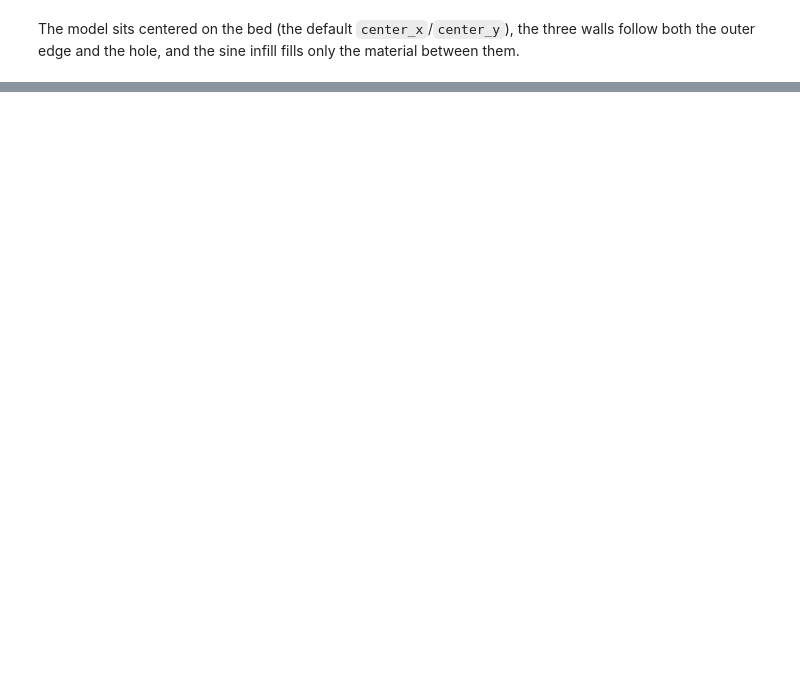
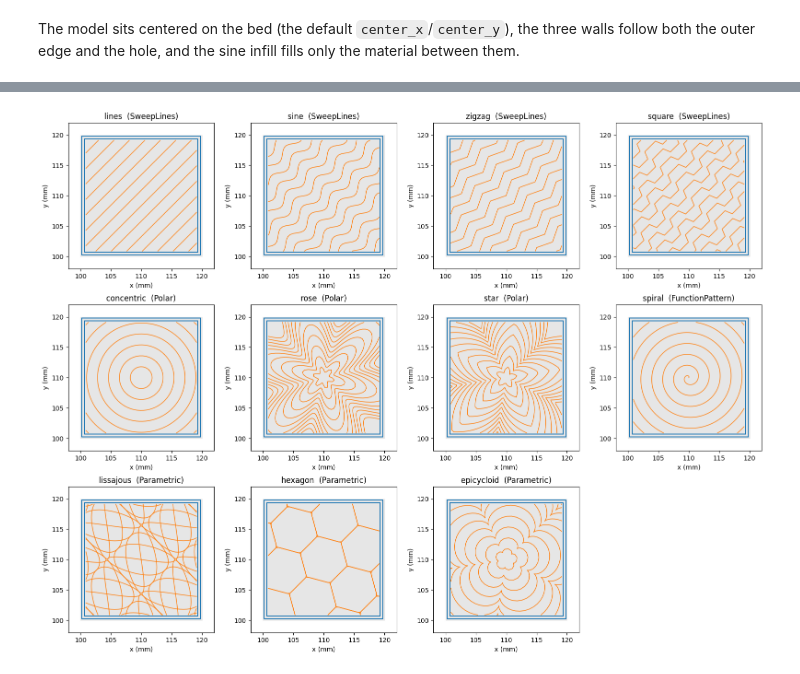
Before and after one commit to scott-abbott/math-lab, a Jupyter notebook: custom infill/slicer.ipynb, the cells around one changed output, grey strips where cells are left out. Drawn from its saved outputs; the diff is of its cells as text; code cells hidden in the pictures; blank space fills up the shorter version.

```diff
--- a/custom infill/slicer.ipynb
+++ b/custom infill/slicer.ipynb
@@ -883,0 +1327,16 @@ Write any `f(x)` you like and slice with it. A few things worth knowing:
+# %%
+compare_cfg = PrintConfig(infill_density=0.25, num_perimeters=2,
+                          alternate_infill_angle=False)
+_cube = load_stl("cube.stl")
+
+fig, axes = plt.subplots(3, 4, figsize=(16, 12))
+for ax, (name, pat) in zip(axes.ravel(), PATTERNS.items()):
+    layers = slice_model(_cube, compare_cfg, pattern=pat, verbose=False)
+    kind = type(as_pattern(pat)).__name__
+    plot_layer(layers[10], ax=ax, title=f"{name}  ({kind})")
+for ax in axes.ravel()[len(PATTERNS):]:
+    ax.axis("off")
+plt.tight_layout()
+plt.show()
+# %% [output]
+[figure, added]
```
Also changed, not shown: parts of 41 cells of this notebook, 7 other files.
